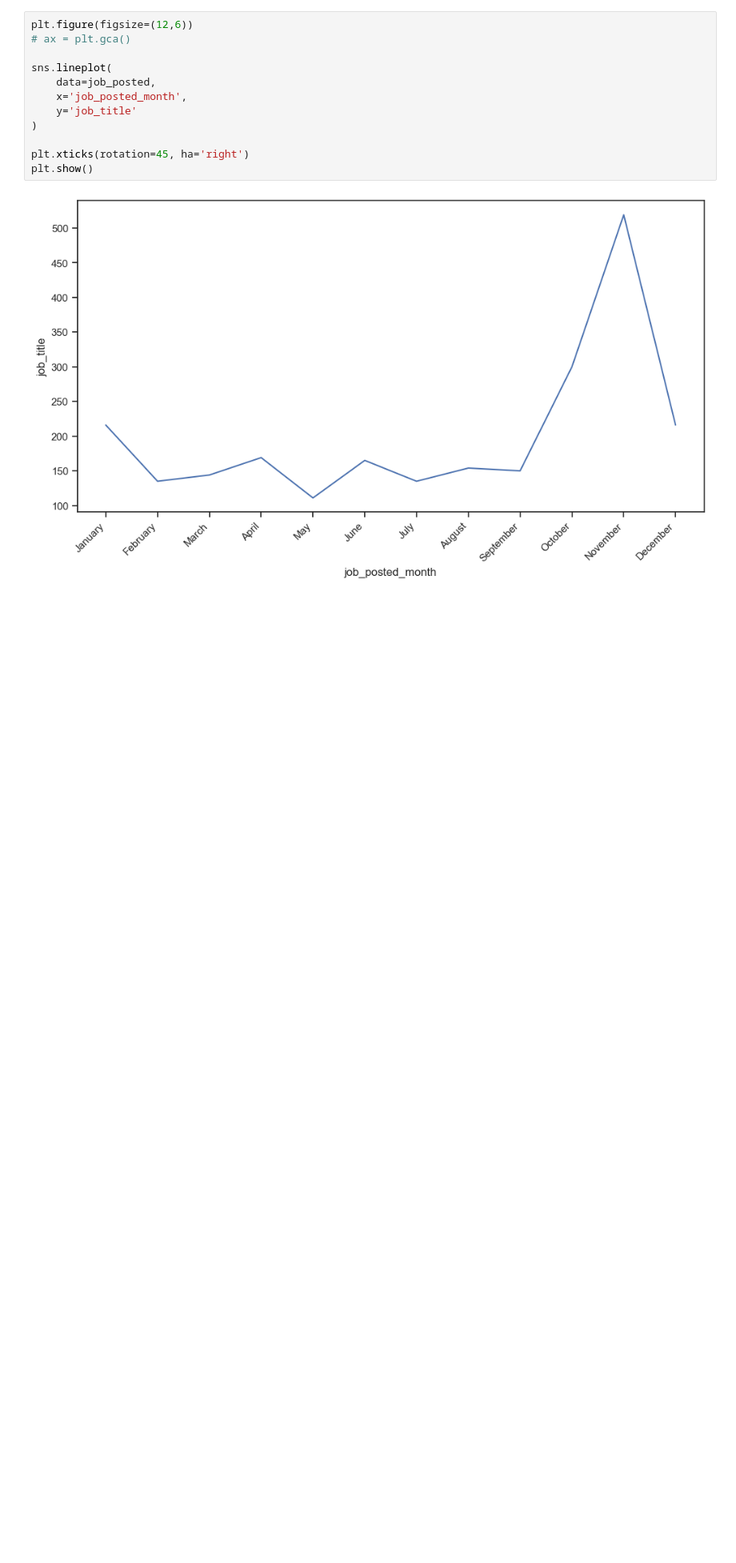
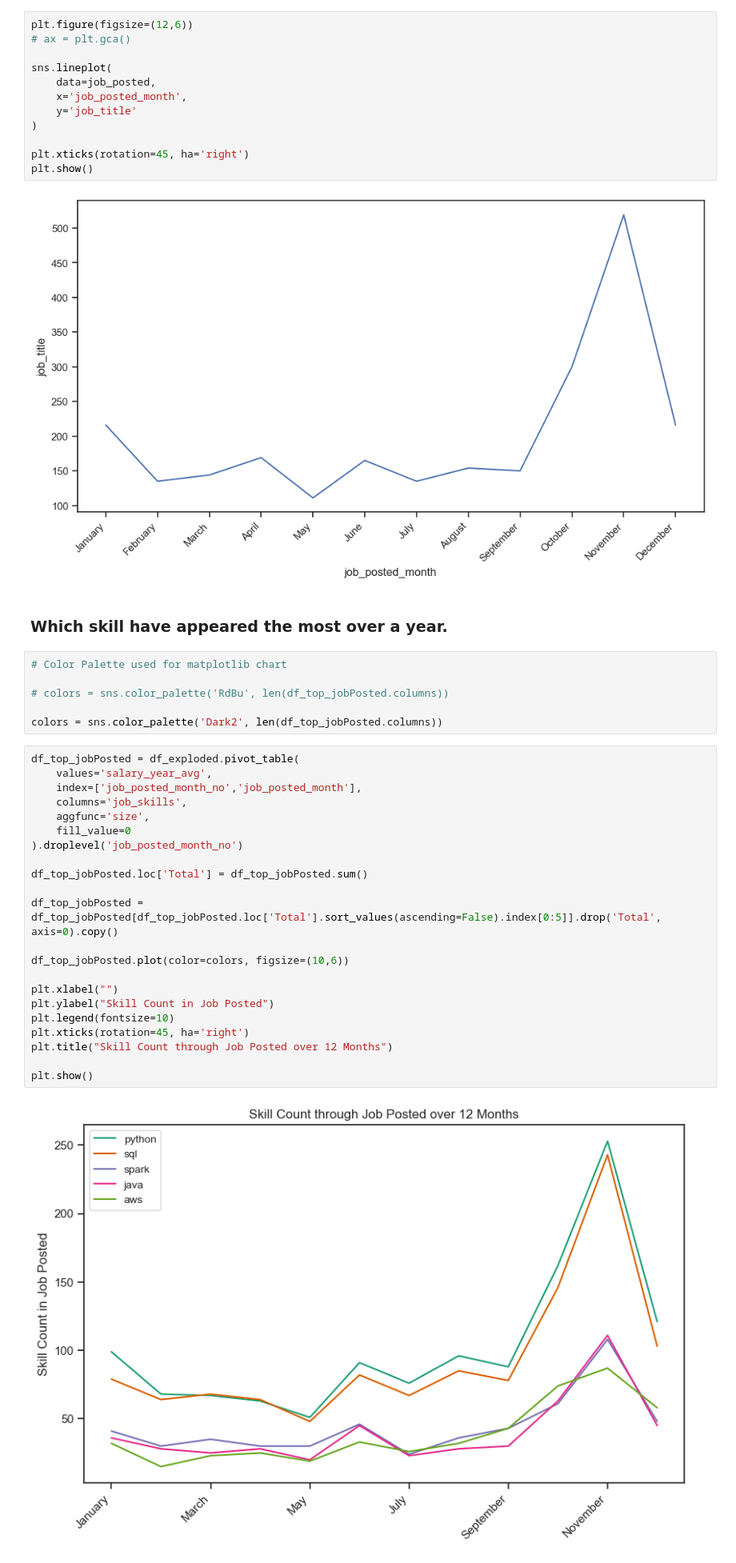
Before and after one commit to kunbox96/job-analysis, a Jupyter notebook: dataJob_analysis.ipynb, the cells around one changed output. Shown at 80% size. Cells and saved outputs as stored; diff of their text form; blank space fills up the shorter version.

```diff
--- a/dataJob_analysis.ipynb
+++ b/dataJob_analysis.ipynb
@@ -234,3 +258,35 @@ plt.xticks(rotation=45, ha='right')
 plt.show()
 # %% [output]
 [figure]
+# %% [markdown]
+### Which skill have appeared the most over a year.
+# %%
+# Color Palette used for matplotlib chart
+
+# colors = sns.color_palette('RdBu', len(df_top_jobPosted.columns))
+
+colors = sns.color_palette('Dark2', len(df_top_jobPosted.columns))
+# %%
+df_top_jobPosted = df_exploded.pivot_table(
+    values='salary_year_avg',
+    index=['job_posted_month_no','job_posted_month'],
+    columns='job_skills',
+    aggfunc='size',
+    fill_value=0
+).droplevel('job_posted_month_no')
+
+df_top_jobPosted.loc['Total'] = df_top_jobPosted.sum()
+
+df_top_jobPosted = df_top_jobPosted[df_top_jobPosted.loc['Total'].sort_values(ascending=False).index[0:5]].drop('Total', axis=0).copy()
+
+df_top_jobPosted.plot(color=colors, figsize=(10,6))
+
+plt.xlabel("")
+plt.ylabel("Skill Count in Job Posted")
+plt.legend(fontsize=10)
+plt.xticks(rotation=45, ha='right')
+plt.title("Skill Count through Job Posted over 12 Months")
+
+plt.show()
+# %% [output]
+[figure, added]
```
Also changed, not shown: parts of 5 cells of this notebook.
